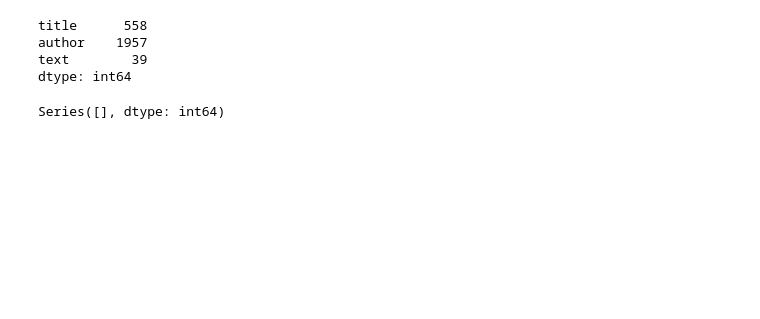
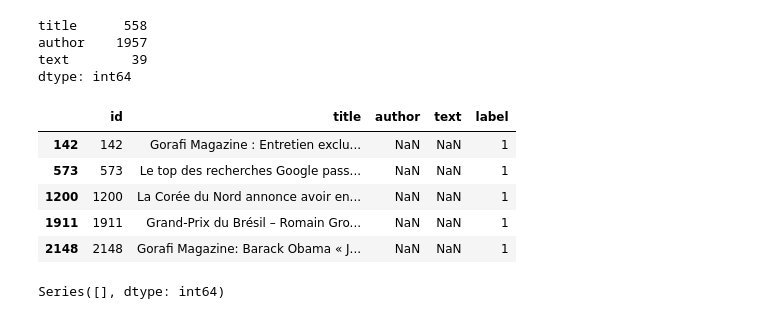
Before and after one commit to plaban1981/NLP, a Jupyter notebook: FakeNewsClassifier.ipynb, the cells around one changed output. Cells and saved outputs as stored; diff of their text form; code cells hidden in the pictures; blank space fills up the shorter version.

```diff
--- a/FakeNewsClassifier.ipynb
+++ b/FakeNewsClassifier.ipynb
@@ -93,6 +95,15 @@ title      558
 author    1957
 text        39
 dtype: int64
+# %%
+df[df['text'].isnull()].head()
+# %% [output]
+|  | id | title | author | text | label |
+| 142 | 142 | Gorafi Magazine : Entretien exclu... | NaN | NaN | 1 |
+| 573 | 573 | Le top des recherches Google pass... | NaN | NaN | 1 |
+| 1200 | 1200 | La Corée du Nord annonce avoir en... | NaN | NaN | 1 |
+| 1911 | 1911 | Grand-Prix du Brésil – Romain Gro... | NaN | NaN | 1 |
+| 2148 | 2148 | Gorafi Magazine: Barack Obama « J... | NaN | NaN | 1 |
 # %%
 df=df.dropna()
 # %%
```
Also changed, not shown: parts of 45 cells of this notebook.
